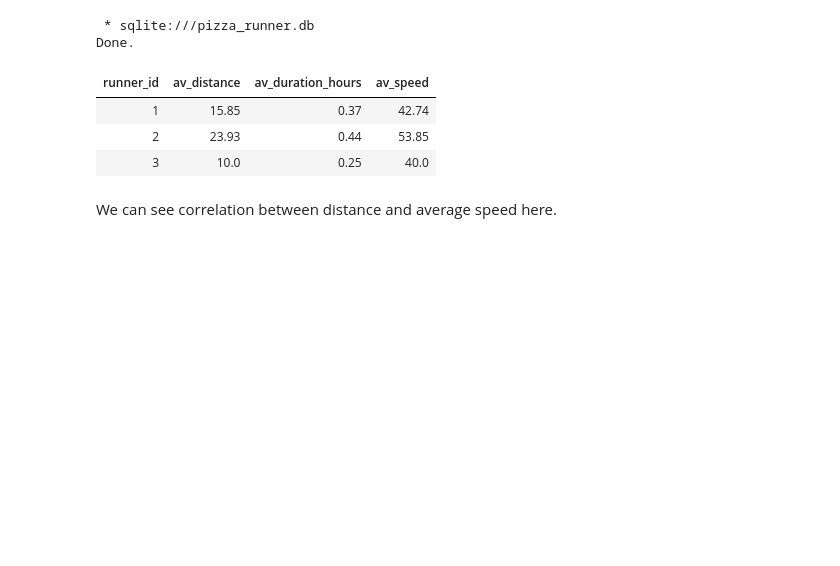
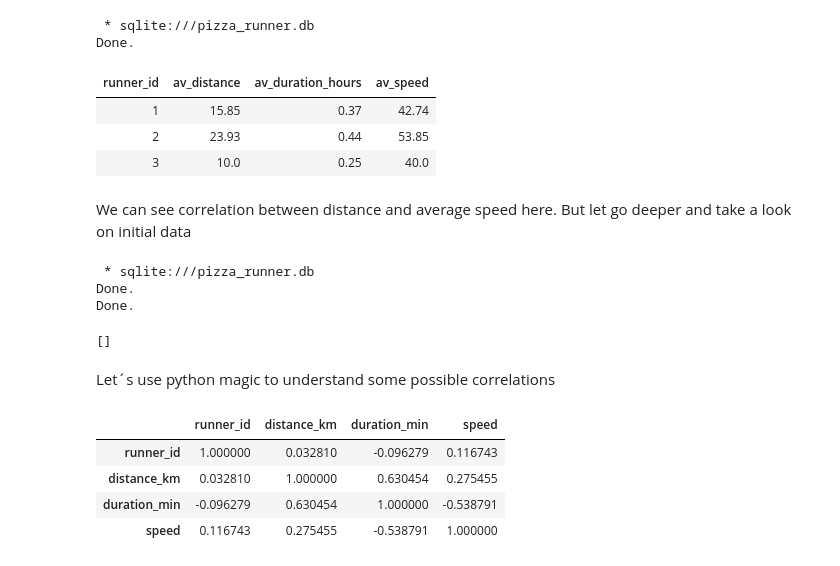
Before and after one commit to Kuziomkin/analytics_case_study, a Jupyter notebook: pizza_runner/pizza_runner_sql.ipynb, the cells around one changed output. Drawn from its saved outputs; the diff is of its cells as text; code cells hidden in the pictures; blank space fills up the shorter version.

```diff
--- a/pizza_runner/pizza_runner_sql.ipynb
+++ b/pizza_runner/pizza_runner_sql.ipynb
@@ -777,4 +777,26 @@ Done.
 | 2 | 23.93 | 0.44 | 53.85 |
 | 3 | 10.0 | 0.25 | 40.0 |
 # %% [markdown]
-We can see correlation between distance and average speed here.
+We can see correlation between distance and average speed here. But let go deeper and take a look on initial data
+# %%
+%%sql
+
+DROP VIEW IF EXISTS joined_things;
+CREATE VIEW runner_distance AS
+
+SELECT
+    runner_id
+    , CAST(REPLACE(distance, "km", "") AS DECIMAL(18,2)) AS distance_km
+    , CAST(REPLACE(REPLACE(REPLACE(duration, "minutes", ""), "mins", ""), "minute", "") AS INTEGER) AS duration_min
+FROM
+    runner_orders
+WHERE
+    distance_km != 0
+    AND duration_min != 0
+# %% [output]
+ * sqlite:///pizza_runner.db
+Done.
+Done.
+[]
+# %% [markdown]
+Let´s use python magic to understand some possible correlations
@@ -780,0 +816,9 @@ We can see correlation between distance and average speed here.
+# %%
+#creat corr matrix
+rd_df.corr().style.background_gradient(cmap='coolwarm')
+# %% [output]
+|  | runner_id | distance_km | duration_min | speed |
+| runner_id | 1.000000 | 0.032810 | -0.096279 | 0.116743 |
+| distance_km | 0.032810 | 1.000000 | 0.630454 | 0.275455 |
+| duration_min | -0.096279 | 0.630454 | 1.000000 | -0.538791 |
+| speed | 0.116743 | 0.275455 | -0.538791 | 1.000000 |
```
Also changed, not shown: parts of 4 cells of this notebook, 1 other file.
